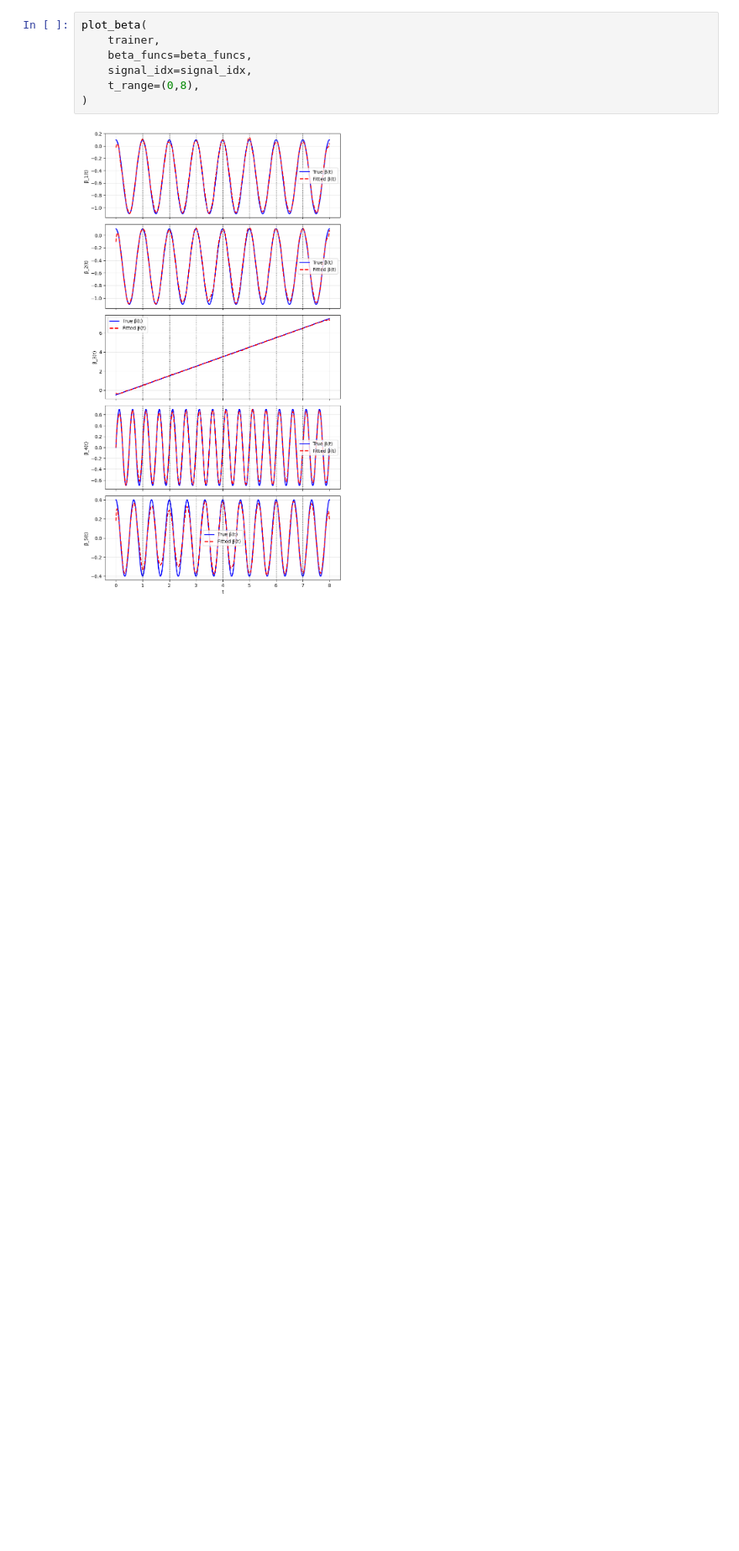
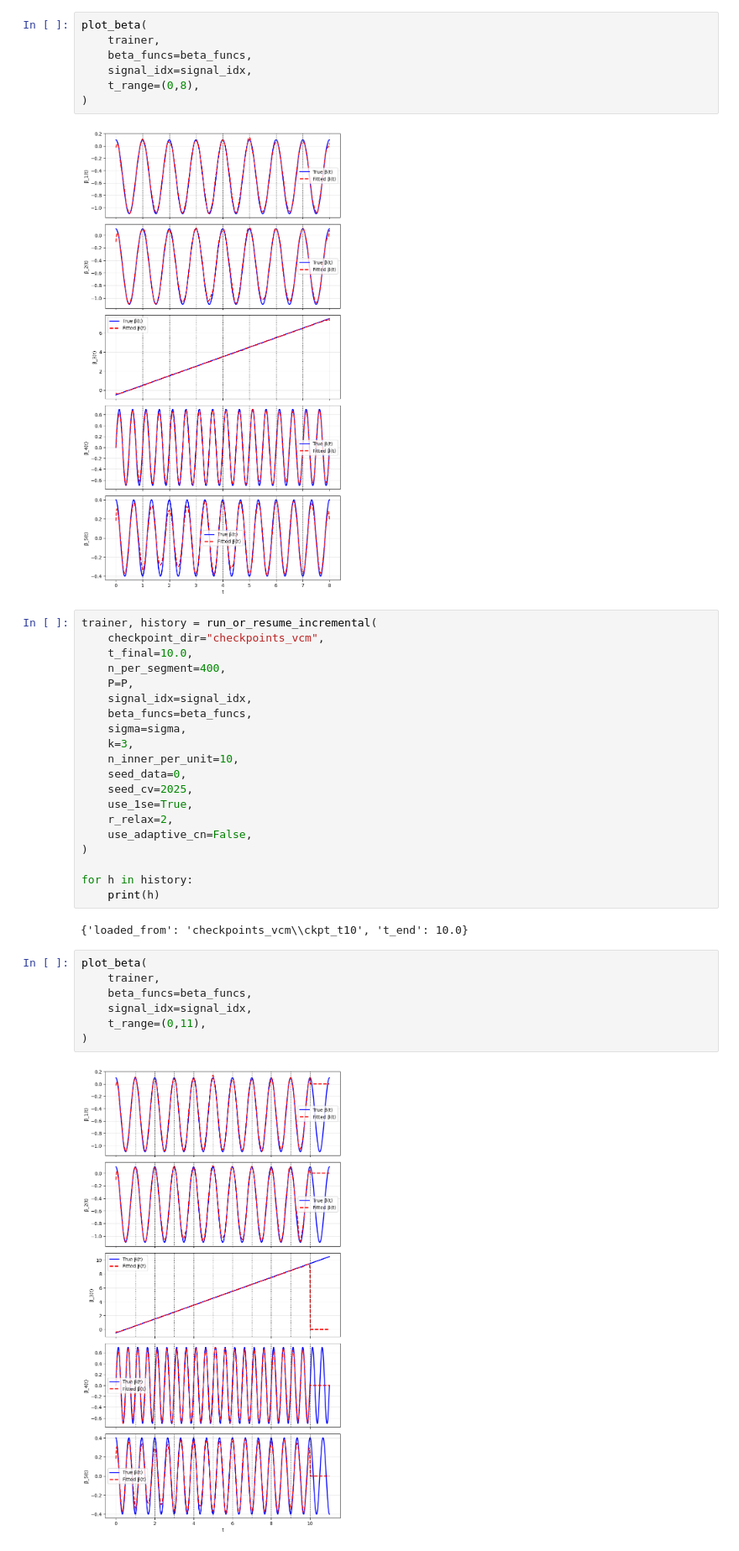
Before and after one commit to nidhogghs/spline, a Jupyter notebook: 2.ipynb, the cells around one changed output. Shown at 84% size. Cells and saved outputs as stored; diff of their text form; blank space fills up the shorter version.

```diff
--- a/2.ipynb
+++ b/2.ipynb
@@ -952,3 +1019,34 @@ plot_beta(
 )
 # %% [output]
 [figure]
+# %%
+trainer, history = run_or_resume_incremental(
+    checkpoint_dir="checkpoints_vcm",
+    t_final=10.0,
+    n_per_segment=400,
+    P=P,
+    signal_idx=signal_idx,
+    beta_funcs=beta_funcs,
+    sigma=sigma,
+    k=3,
+    n_inner_per_unit=10,
+    seed_data=0,
+    seed_cv=2025,
+    use_1se=True,
+    r_relax=2,
+    use_adaptive_cn=False,
+)
+
+for h in history:
+    print(h)
+# %% [output]
+{'loaded_from': 'checkpoints_vcm\\ckpt_t10', 't_end': 10.0}
+# %%
+plot_beta(
+    trainer,
+    beta_funcs=beta_funcs,
+    signal_idx=signal_idx,
+    t_range=(0,11),
+)
+# %% [output]
+[figure, added]
```
Also changed, not shown: parts of 11 cells of this notebook, 6 other files.
